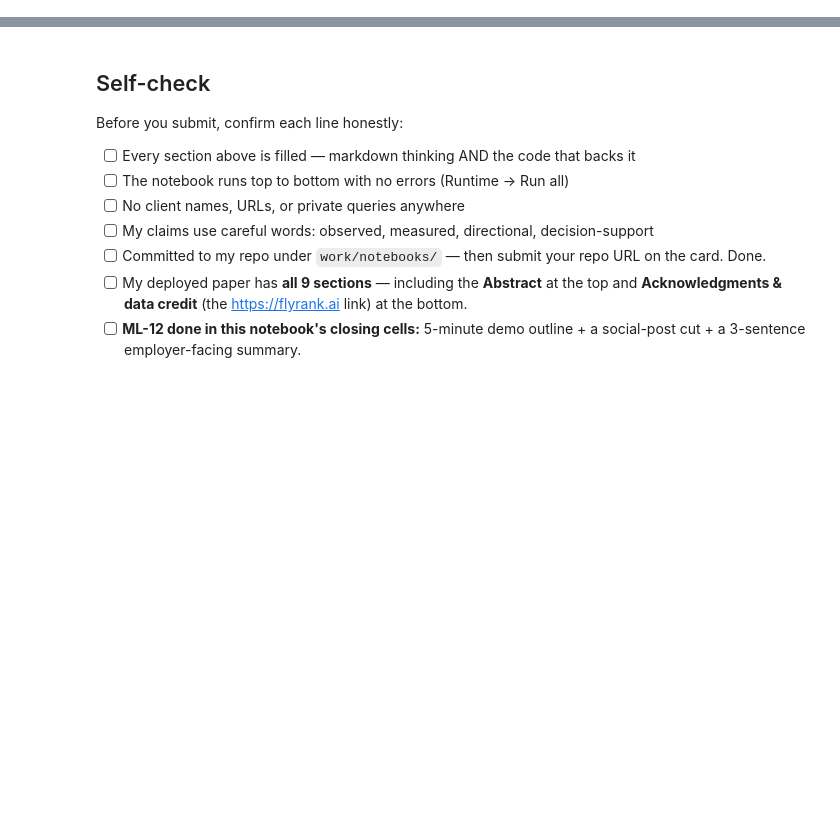
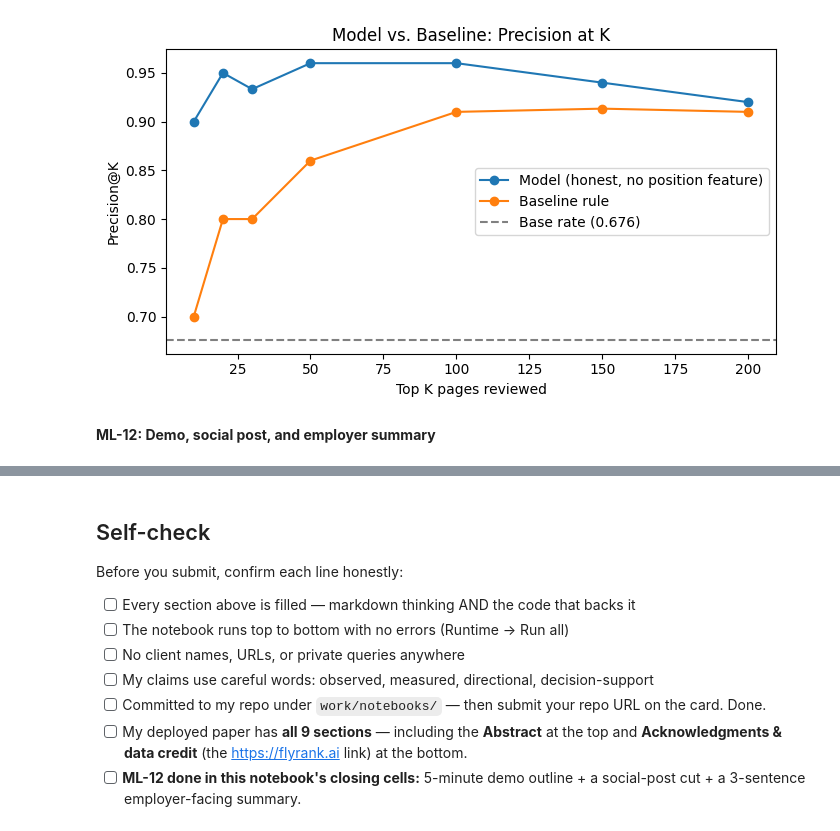
Before and after one commit to Allah-Bakhsh/flyrank-ml-internship-week1, a Jupyter notebook: work/notebooks/capstone.ipynb, the cells around one changed output, grey strips where cells are left out. Saved outputs shown, nothing was run; the diff lists cells and outputs as text; code cells hidden in the pictures; blank space fills up the shorter version.

```diff
--- a/work/notebooks/capstone.ipynb
+++ b/work/notebooks/capstone.ipynb
@@ -36,0 +93,20 @@ This skeleton is yours to fill. Work the sections **in order** — each one has
+# %%
+from sklearn.model_selection import train_test_split
+from sklearn.ensemble import RandomForestClassifier
+
+feature_cols = ["days_observed", "avg_impressions", "avg_clicks", "avg_position", "ctr"]
+X = data[feature_cols].fillna(0)
+y = data["label_declined"]
+
+X_train, X_test, y_train, y_test, data_train, data_test = train_test_split(
+    X, y, data, test_size=0.3, random_state=42, stratify=y
+)
+
+model = RandomForestClassifier(n_estimators=200, max_depth=6, random_state=42, class_weight="balanced")
+model.fit(X_train, y_train)
+
+data_test = data_test.copy()
+data_test["model_score"] = model.predict_proba(X_test)[:, 1]
+
+print("Train size:", len(X_train), " Test size:", len(X_test))
+print("Model trained.")
@@ -36,0 +268,22 @@ This skeleton is yours to fill. Work the sections **in order** — each one has
+# %%
+import matplotlib.pyplot as plt
+
+ks = [10, 20, 30, 50, 100, 150, 200]
+model_p = [precision_at_k(data2_test["model_score"].values, data2_test["label_declined"], k) for k in ks]
+base_p  = [precision_at_k(data2_test["baseline_score"].values, data2_test["label_declined"], k) for k in ks]
+
+plt.figure(figsize=(7,4))
+plt.plot(ks, model_p, marker="o", label="Model (honest, no position feature)")
+plt.plot(ks, base_p, marker="o", label="Baseline rule")
+plt.axhline(y=0.676, color="gray", linestyle="--", label="Base rate (0.676)")
+plt.xlabel("Top K pages reviewed")
+plt.ylabel("Precision@K")
+plt.title("Model vs. Baseline: Precision at K")
+plt.legend()
+plt.tight_layout()
+plt.savefig("work/outputs/model_vs_baseline_precision.png", dpi=150)
+plt.show()
+# %% [output]
+[figure, added]
+# %% [markdown]
+**ML-12: Demo, social post, and employer summary**
```
Also changed, not shown: parts of 25 cells of this notebook.
